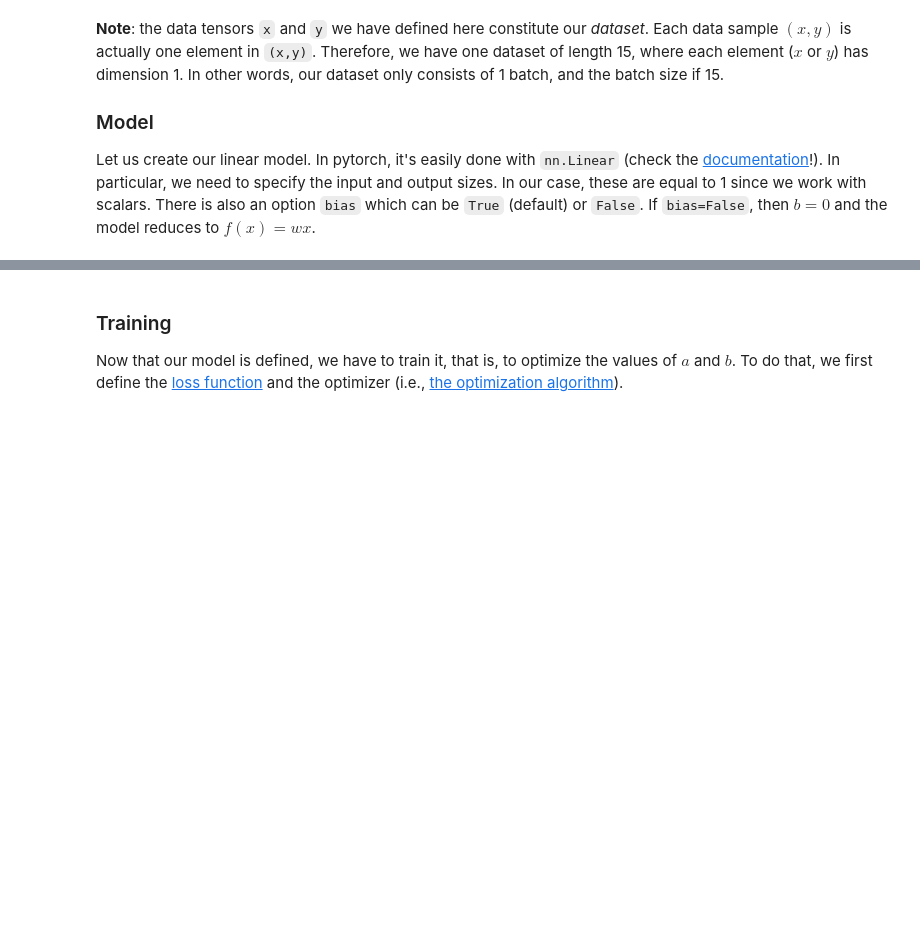
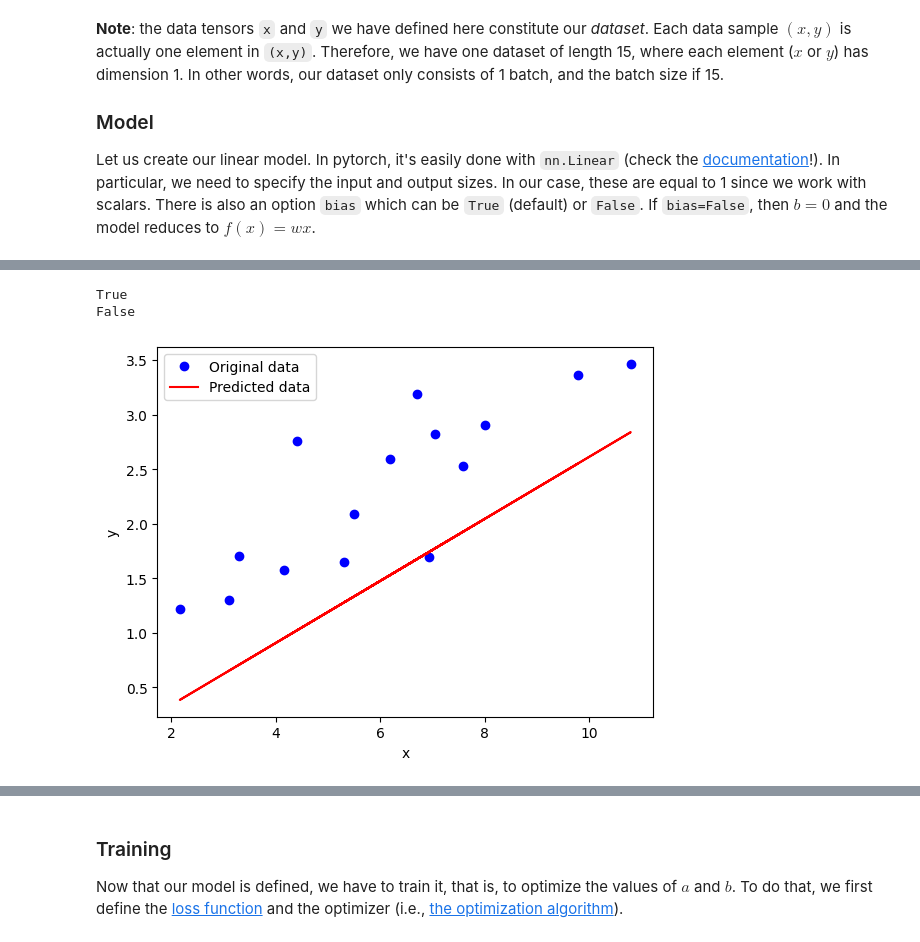
Before and after one commit to fab-toc/deep_learning_labs, a Jupyter notebook: lab2/lab2_regression.ipynb, the cells around one changed output, grey strips where cells are left out. Cells and saved outputs as stored; diff of their text form; code cells hidden in the pictures; blank space fills up the shorter version.

```diff
--- a/lab2/lab2_regression.ipynb
+++ b/lab2/lab2_regression.ipynb
@@ -186,22 +229,27 @@ print(lin_reg_model.bias)
 # %%
 # Now we can compute predictions as y_pred = f(x) simply as follows:
 y_pred = lin_reg_model(x)
 
 # Since y_pred is computed from the model (which has requires_grad=True), then it also has requires_grad=True
 print(y_pred.requires_grad)
 
 # If we want to plot y_pred, we first need to get rid of its gradient (because by default it's tracked).
 # This is done as follows:
 y_pred = y_pred.detach()
 print(y_pred.requires_grad)
 
 # We can plot the predicted values on top of the original data
 plt.figure()
 plt.plot(x, y, "bo", label="Original data")
 plt.plot(x, y_pred, "r", label="Predicted data")
-plt.xlabel("x"), plt.ylabel("y")
+plt.xlabel("x")
+plt.ylabel("y")
 plt.legend()
 plt.show()
+# %% [output]
+True
+False
+[figure, added]
 # %%
 # It is possible to manually change the values of the parameters (weight and bias):
 lin_reg_model.weight.data.fill_(2)
```
Also changed, not shown: parts of 23 cells of this notebook, 3 other files.
